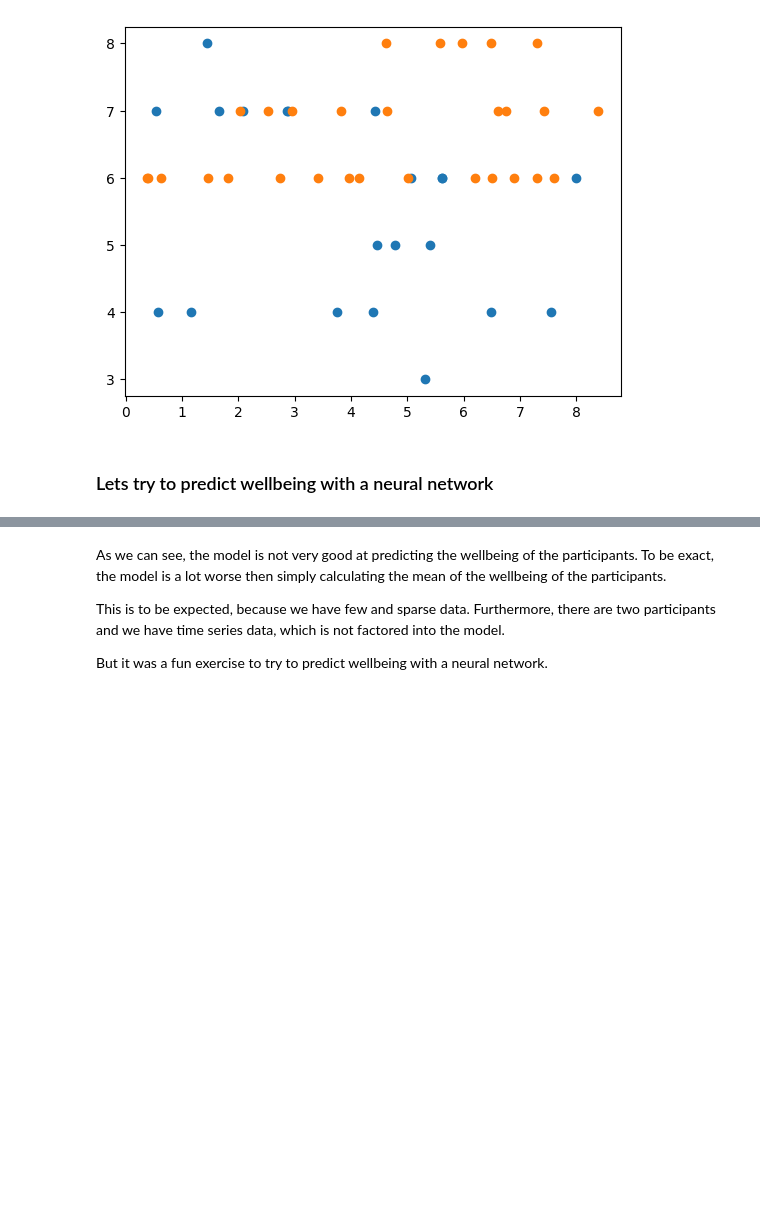
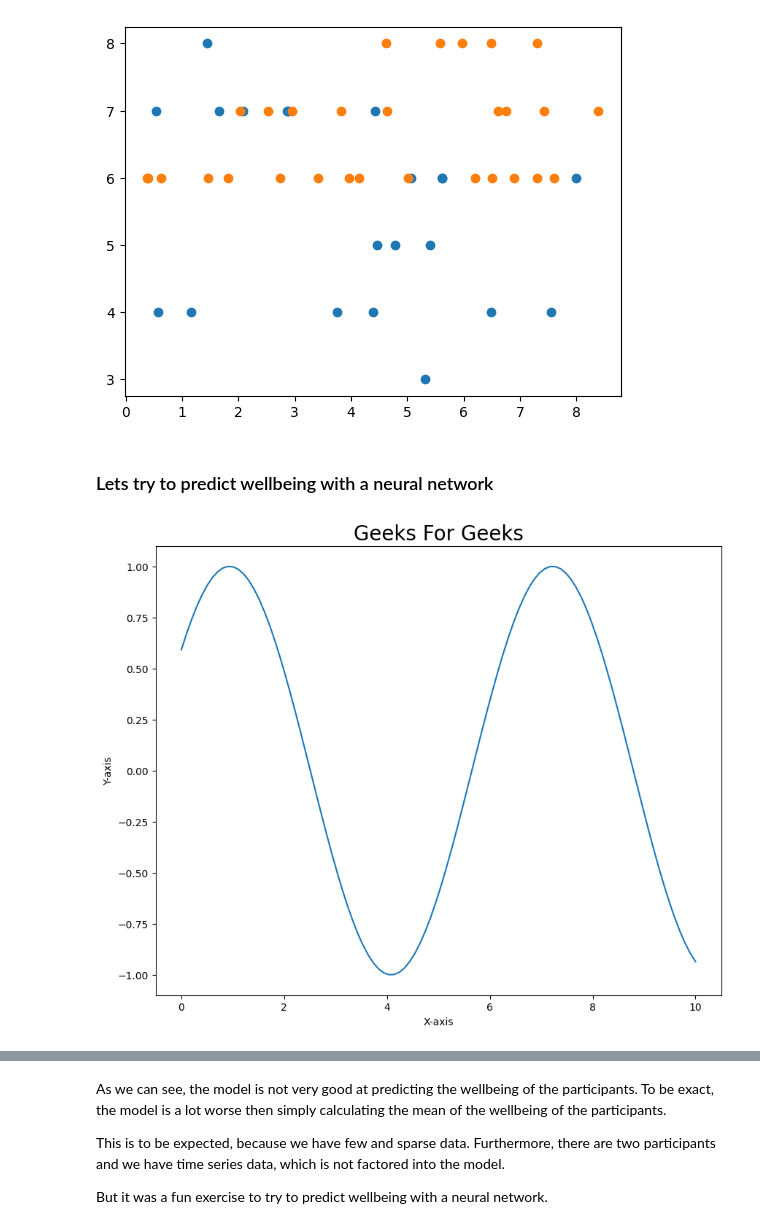
Before and after one commit to saurluca/scipy, a Jupyter notebook: start.ipynb, the cells around one changed output, grey strips where cells are left out. Cells and saved outputs as stored; diff of their text form; code cells hidden in the pictures; blank space fills up the shorter version.

```diff
--- a/start.ipynb
+++ b/start.ipynb
@@ -140,3 +140,48 @@ y_tensor = torch.tensor(y, dtype=torch.float32).view(-1, 1)
 
 # Split the data into training and test set
 X_train, X_test, y_train, y_test = sklearn.model_selection.train_test_split(X_tensor, y_tensor, test_size=0.2, random_state=42)
+# %%
+# importing libraries
+import numpy as np
+import time
+import matplotlib.pyplot as plt
+
+# creating initial data values
+# of x and y
+x = np.linspace(0, 10, 100)
+y = np.sin(x)
+
+# to run GUI event loop
+plt.ion()
+
+# here we are creating sub plots
+figure, ax = plt.subplots(figsize=(10, 8))
+line1, = ax.plot(x, y)
+
+# setting title
+plt.title("Geeks For Geeks", fontsize=20)
+
+# setting x-axis label and y-axis label
+plt.xlabel("X-axis")
+plt.ylabel("Y-axis")
+
+# Loop
+for _ in range(50):
+	# creating new Y values
+	new_y = np.sin(x-0.5*_)
+
+	# updating data values
+	line1.set_xdata(x)
+	line1.set_ydata(new_y)
+
+	# drawing updated values
+	figure.canvas.draw()
+
+	# This will run the GUI event
+	# loop until all UI events
+	# currently waiting have been processed
+	figure.canvas.flush_events()
+
+	time.sleep(0.1)
+# %% [output]
+[figure, added]
```
Also changed, not shown: parts of 4 cells of this notebook.
